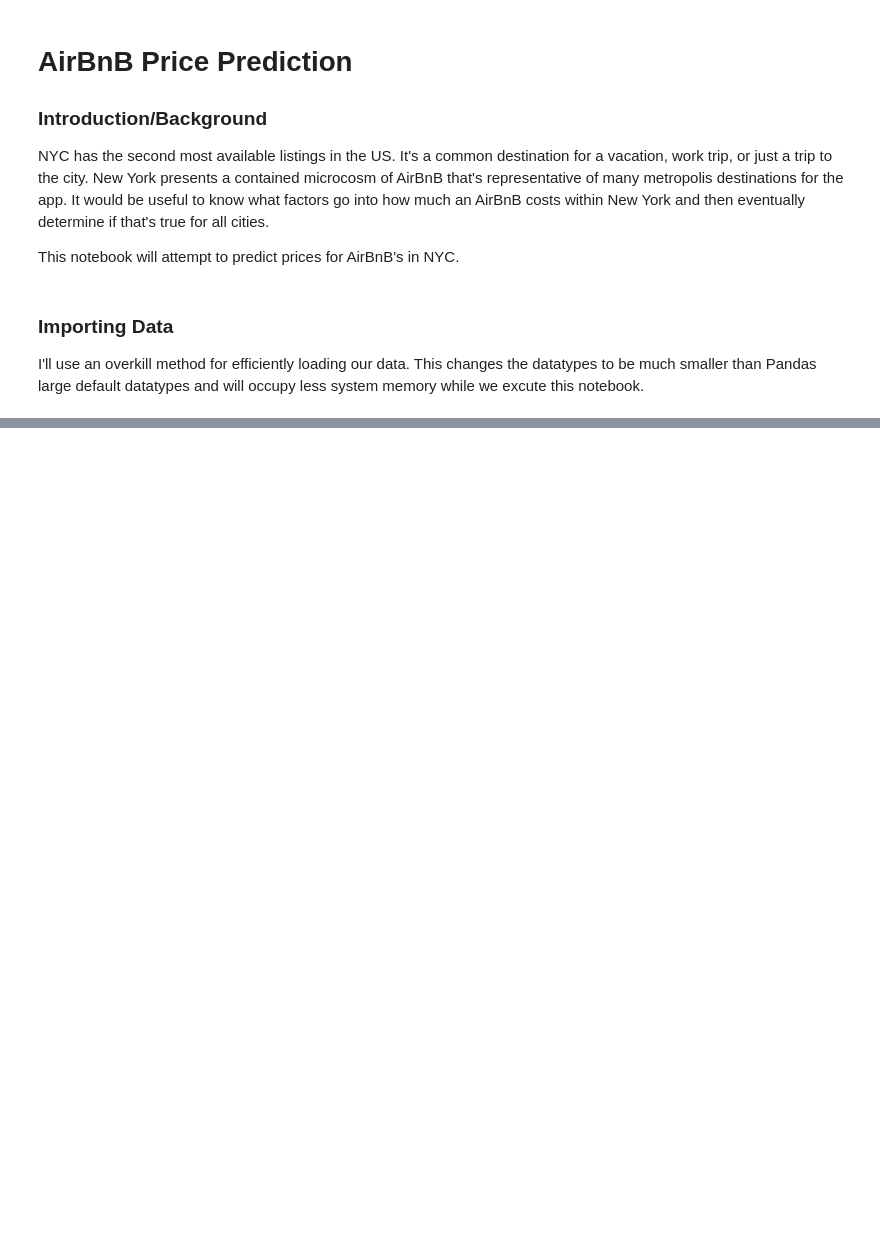
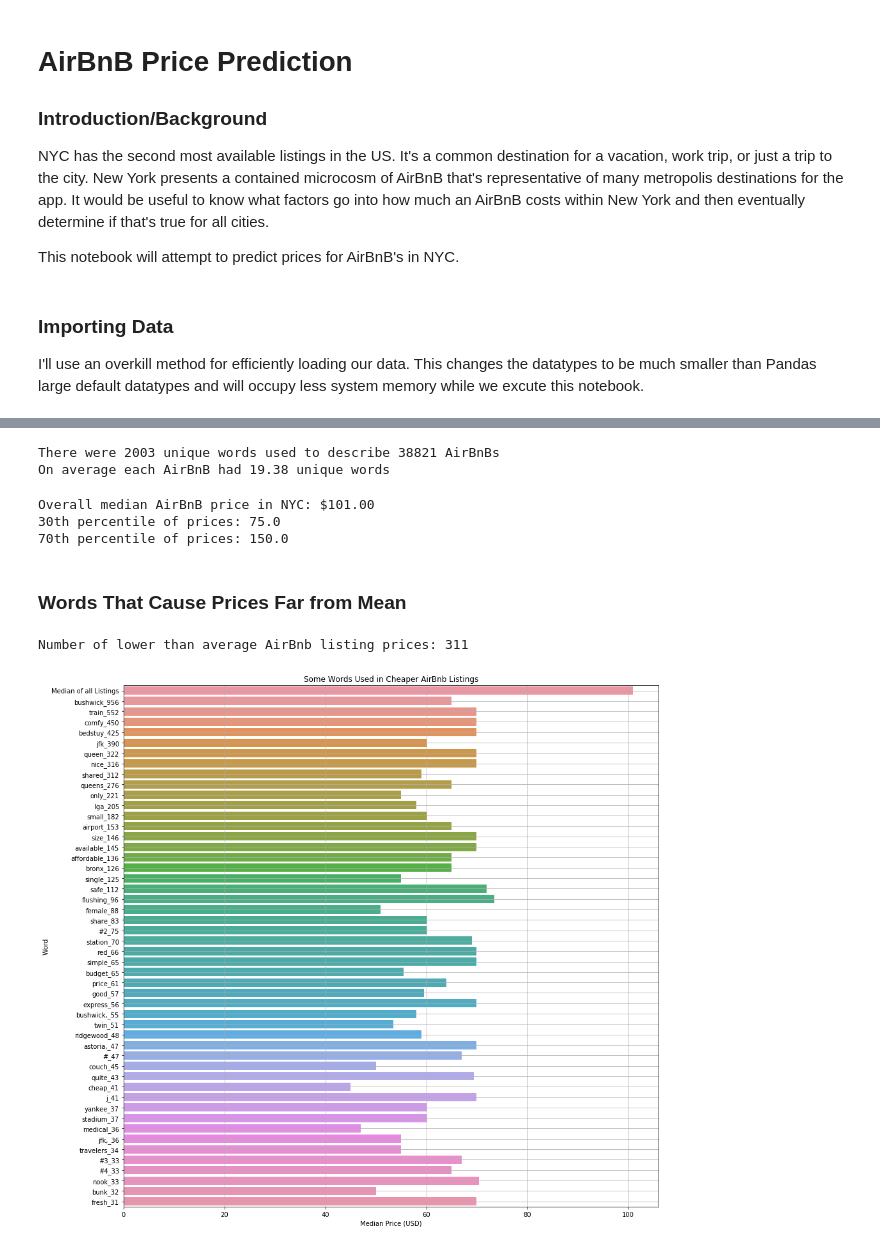
Before and after one commit to mickey-is-codin/airbnb, a Jupyter notebook: notebooks/price_prediction.ipynb, the cells around one changed output, grey strips where cells are left out. Saved outputs shown, nothing was run; the diff lists cells and outputs as text; code cells hidden in the pictures; blank space fills up the shorter version.

```diff
--- a/notebooks/price_prediction.ipynb
+++ b/notebooks/price_prediction.ipynb
@@ -149,0 +177,64 @@ It turns out that a lot of the AirBnB neighborhoods aren't exact. For example th
+# %%
+word_list = word_dist.keys()
+word_counts = word_dist.values
+
+word_list = ["{}_{}".format(word,count) for word, count in word_dist.items()]
+
+print("There were {} unique words used to describe {} AirBnBs".format(len(word_dist),bnb_df.shape[0]))
+print("On average each AirBnB had %.2f unique words" % (bnb_df.shape[0] / len(word_dist)))
+# %% [output]
+There were 2003 unique words used to describe 38821 AirBnBs
+On average each AirBnB had 19.38 unique words
+# %%
+word_price_medians = []
+
+low_price_thresh  = np.percentile(bnb_df["price"], 30)
+high_price_thresh = np.percentile(bnb_df["price"], 70)
+
+very_low_price_thresh  = np.percentile(bnb_df["price"], 1)
+very_high_price_thresh = np.percentile(bnb_df["price"], 99)
+
+print("Overall median AirBnB price in NYC: $%.2f" % (bnb_df["price"].median()))
+
+print("30th percentile of prices: {}".format(low_price_thresh))
+print("70th percentile of prices: {}".format(high_price_thresh))
+
+for word in word_list:
+    word = word.split("_")[0]
+    df_slice = bnb_df[bnb_df["name"].str.contains(word)]
+    word_price_medians.append(df_slice["price"].median())
+
+word_price_medians = np.array(word_price_medians)
+# %% [output]
+Overall median AirBnB price in NYC: $101.00
+30th percentile of prices: 75.0
+70th percentile of prices: 150.0
+# %% [markdown]
+### Words That Cause Prices Far from Mean
+# %%
+cheap_words = ["Median of all Listings"]
+cheap_means = [median_price_thresh]
+
+for price_ix, price in enumerate(word_price_medians):
+    if price < low_price_thresh:
+        cheap_words.append(word_list[price_ix])
+        cheap_means.append(price)
+
+#random.shuffle(cheap_words[1:])
+
+print("Number of lower than average AirBnb listing prices: {}".format(len(cheap_means)-1))
+
+num_cheap_words = 50
+
+plt.figure(figsize=(15,15))
+
+ax = sns.barplot(cheap_means[:num_cheap_words], cheap_words[:num_cheap_words])
+
+plt.xlabel("Median Price (USD)")
+plt.ylabel("Word")
+plt.grid("on")
+plt.title("Some Words Used in Cheaper AirBnb Listings")
+plt.show()
+# %% [output]
+Number of lower than average AirBnb listing prices: 311
+[figure, added]
```
Also changed, not shown: parts of 20 cells of this notebook.
